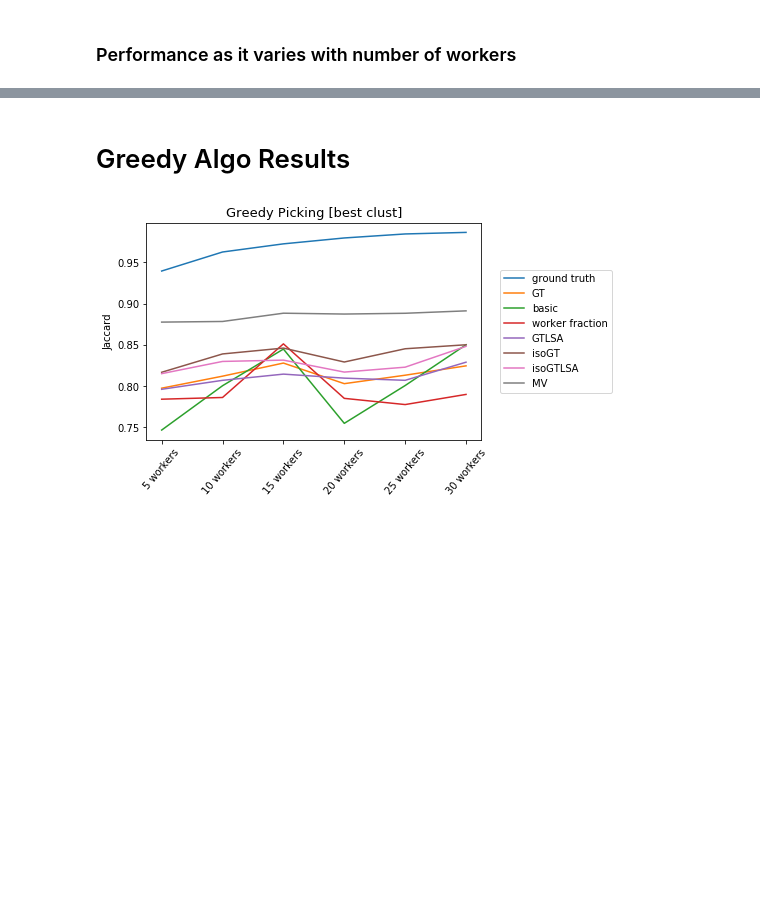
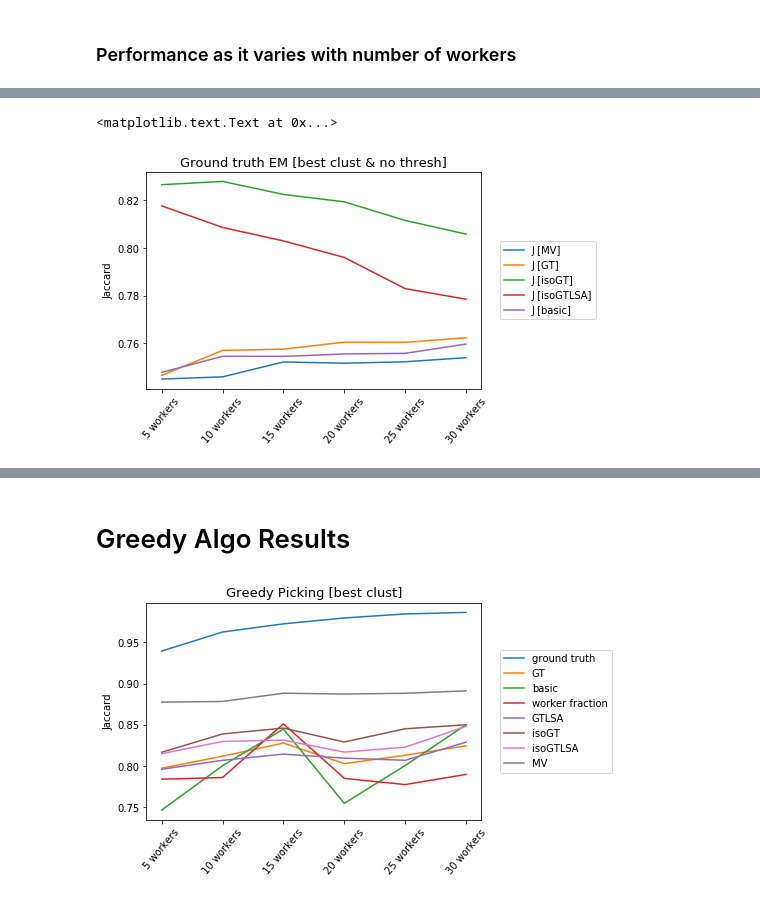
Before and after one commit to cognoscentai/segmentation, a Jupyter notebook: ipynb/PixelBasedGroundTruthExperiment-WithCluster.ipynb, the cells around one changed output, grey strips where cells are left out. Drawn from its saved outputs; the diff is of its cells as text; code cells hidden in the pictures; blank space fills up the shorter version.

```diff
--- a/ipynb/PixelBasedGroundTruthExperiment-WithCluster.ipynb
+++ b/ipynb/PixelBasedGroundTruthExperiment-WithCluster.ipynb
@@ -19,0 +22,9 @@ or matplotlib.backends is imported for the first time.
+# %%
+MV = pd.read_csv("pixel_em/MV_PRJ_table.csv")
+MV["clust"]=-1
+MV_clust = pd.read_csv("pixel_em/withClust_MV_PRJ_table.csv",index_col=0)
+MV_clust["num_workers"] = MV_clust["sample"].apply(lambda x: int(x.split("workers")[0]))
+MV_clust["sample_num"] = MV_clust["sample"].apply(lambda x: int(x.split("rand")[-1]))
+MV_clust = MV_clust.drop("sample",axis=1)
+MV_df = pd.concat([MV_clust,MV])
+MV_df.to_csv("pixel_em/all_MV_PRJ_table.csv")
@@ -92,0 +110,16 @@ MV_best_clust_thresh= [0.8775262966952535, 0.87830363026608171, 0.88833647762838
+# %%
+Nworker_performance = best_clust_no_thresh_df.groupby("num_workers").mean()
+MVarr = np.array(Nworker_performance["J [MV]"])
+metric_J = [metric for metric in metric_keys if 'J' in metric ]
+#Nworker_performance = Nworker_performance.reindex(['5workers_rand0','10workers_rand0','15workers_rand0','20workers_rand0','25workers_rand0','30workers_rand0'])
+for algo in metric_J:
+    if '[GTLSA]' not in algo:#exclude *GTLSA for now
+        plt.plot(np.array(Nworker_performance[algo]),label=algo)
+plt.legend(bbox_to_anchor=(1.04,0.5),loc="center left")
+plt.ylabel("Jaccard")
+plt.xticks(rotation=50)
+a = gca().set_xticklabels([0,'5 workers','10 workers','15 workers','20 workers','25 workers','30 workers'])
+plt.title("Ground truth EM [best clust & no thresh]",fontsize=13)
+# %% [output]
+<matplotlib.text.Text at 0x...>
+[figure, added]
```
Also changed, not shown: parts of 15 cells of this notebook, 3 other files.
